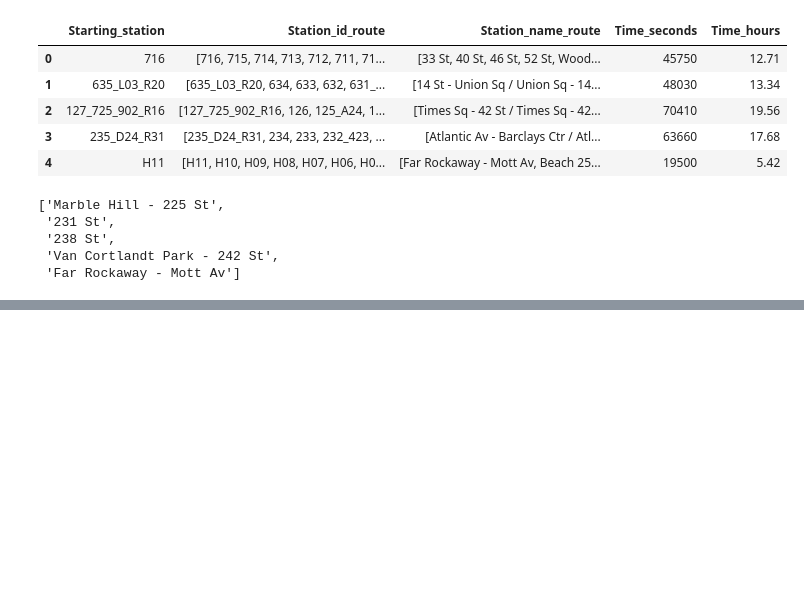
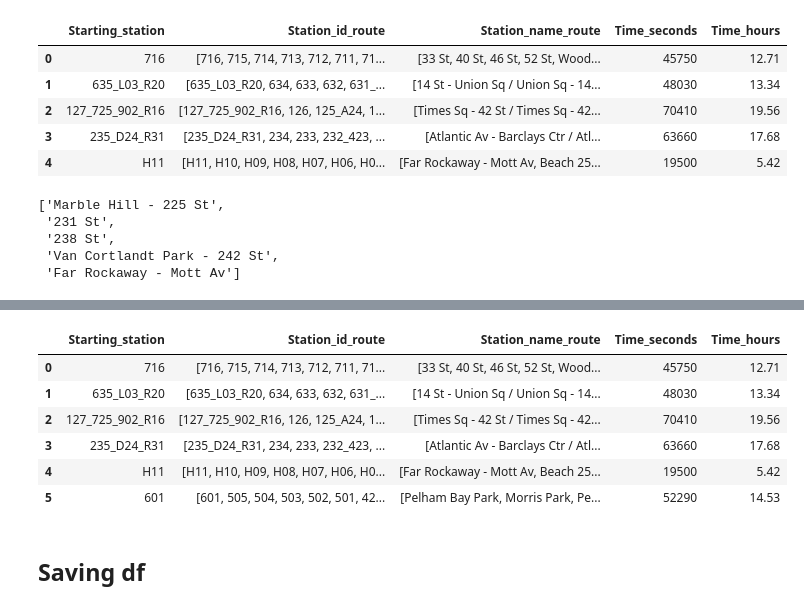
Before and after one commit to gregfeliu/The_Subway_Challenge, a Jupyter notebook: Solve_Postman_Problem_final.ipynb, the cells around one changed output, grey strips where cells are left out. Drawn from its saved outputs; the diff is of its cells as text; code cells hidden in the pictures; blank space fills up the shorter version.

```diff
--- a/Solve_Postman_Problem_final.ipynb
+++ b/Solve_Postman_Problem_final.ipynb
@@ -1197,0 +1206,3 @@ TSP_solutions_df['Station_name_route'][4][-5:]
+# %%
+dict_pelham = make_station_first_in_matrix(dist_matrix_dictionary, '601')
+matrix_pelham = make_dict_a_matrix(dict_pelham)
@@ -1197,0 +1315,16 @@ TSP_solutions_df['Station_name_route'][4][-5:]
+# %%
+data_pelham = results_to_df(seconds, list_of_stops, "601")
+# %%
+TSP_solutions_df.loc[5] = data_pelham
+# %%
+TSP_solutions_df
+# %% [output]
+|  | Starting_station | Station_id_route | Station_name_route | Time_seconds | Time_hours |
+| 0 | 716 | [716, 715, 714, 713, 712, 711, 71... | [33 St, 40 St, 46 St, 52 St, Wood... | 45750 | 12.71 |
+| 1 | 635_L03_R20 | [635_L03_R20, 634, 633, 632, 631_... | [14 St - Union Sq / Union Sq - 14... | 48030 | 13.34 |
+| 2 | 127_725_902_R16 | [127_725_902_R16, 126, 125_A24, 1... | [Times Sq - 42 St / Times Sq - 42... | 70410 | 19.56 |
+| 3 | 235_D24_R31 | [235_D24_R31, 234, 233, 232_423, ... | [Atlantic Av - Barclays Ctr / Atl... | 63660 | 17.68 |
+| 4 | H11 | [H11, H10, H09, H08, H07, H06, H0... | [Far Rockaway - Mott Av, Beach 25... | 19500 | 5.42 |
+| 5 | 601 | [601, 505, 504, 503, 502, 501, 42... | [Pelham Bay Park, Morris Park, Pe... | 52290 | 14.53 |
+# %% [markdown]
+## Saving df
```
Also changed, not shown: parts of 4 cells of this notebook, 1 other file.
